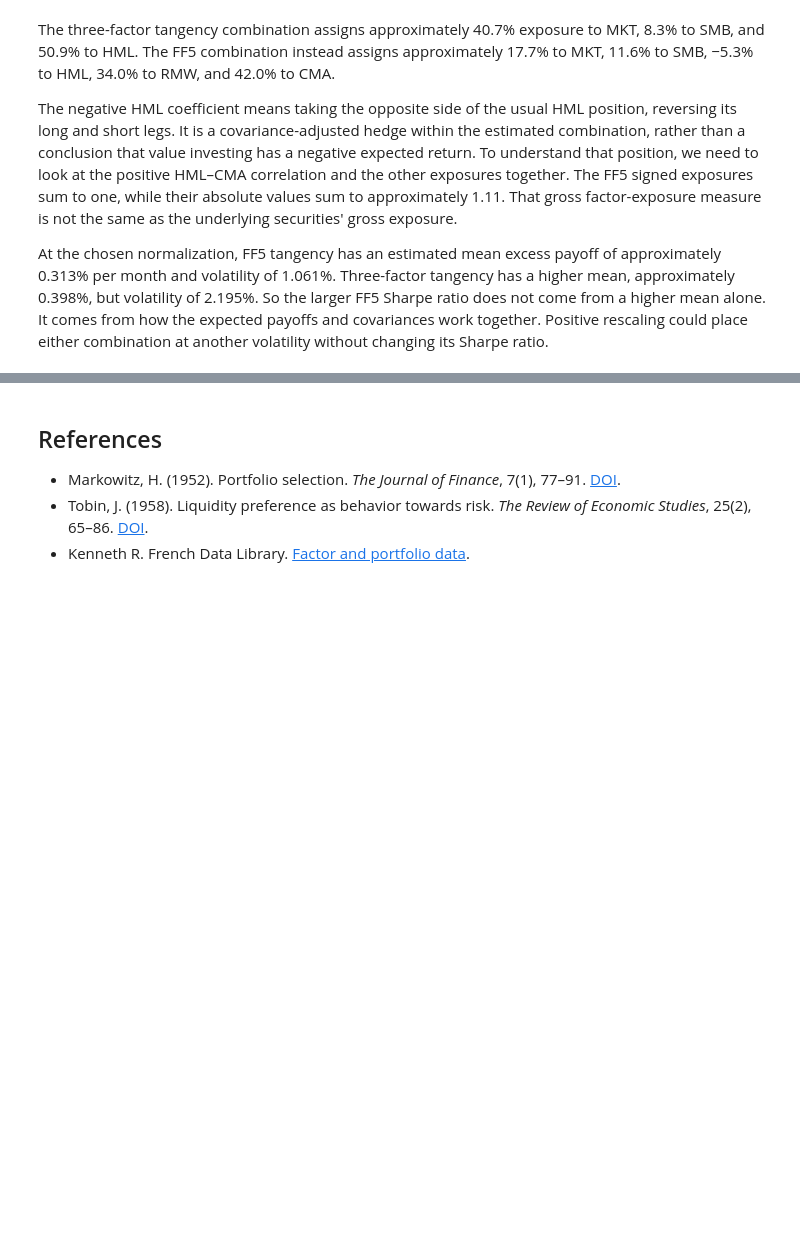
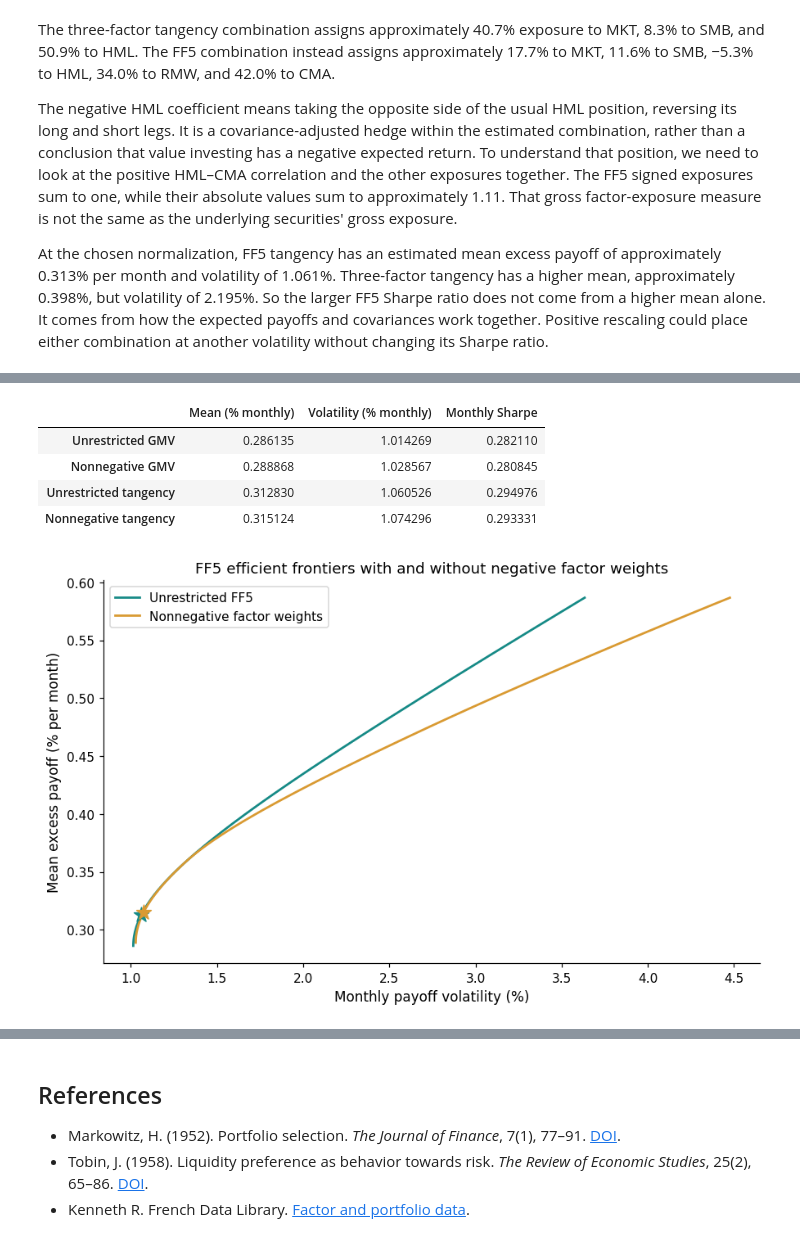
Before and after one commit to jacobkorsgaard/factor-asset-pricing-library, a Jupyter notebook: notebooks/06_mean_variance_portfolio_theory.ipynb, the cells around one changed output, grey strips where cells are left out. Drawn from its saved outputs; the diff is of its cells as text; code cells hidden in the pictures; blank space fills up the shorter version.

Commit message:
Add practical nonnegative-weight portfolio example

```diff
--- a/notebooks/06_mean_variance_portfolio_theory.ipynb
+++ b/notebooks/06_mean_variance_portfolio_theory.ipynb
@@ -255,0 +273,71 @@ At the chosen normalization, FF5 tangency has an estimated mean excess payoff of
+# %%
+from scipy.optimize import minimize
+
+a = allocations["FF5"]
+mean, covariance = a["mean"], a["covariance"]
+n_factors = len(mean)
+initial = np.full(n_factors, 1 / n_factors)
+bounds = [(0, 1)] * n_factors
+budget = {"type": "eq", "fun": lambda w: w.sum() - 1}
+# Scaling the variance objective improves numerical accuracy without changing the optimum.
+variance_scale = np.trace(covariance)
+
+def restricted_weights(objective, target=None):
+    constraints = [budget]
+    if target is not None:
+        constraints.append({"type": "eq", "fun": lambda w: (w @ mean - target) * 100})
+    result = minimize(objective, initial, method="SLSQP", bounds=bounds,
+                      constraints=constraints, options={"ftol": 1e-12, "maxiter": 1000})
+    if not result.success:
+        raise RuntimeError(result.message)
+    w = result.x
+    assert np.isclose(w.sum(), 1, atol=1e-8) and w.min() >= -1e-8
+    if target is not None:
+        assert np.isclose(w @ mean, target, atol=1e-8)
+    return w
+
+variance_objective = lambda w: (w @ covariance @ w) / variance_scale
+restricted_gmv = restricted_weights(variance_objective)
+restricted_tangency = restricted_weights(
+    lambda w: -(w @ mean) / np.sqrt(w @ covariance @ w))
+restricted_targets = np.linspace(restricted_gmv @ mean, mean.max(), 100)
+restricted_frontier = []
+for target in restricted_targets:
+    w = restricted_weights(variance_objective, target)
+    unrestricted = efficient_frontier(mean, covariance, target_returns=[target]).iloc[0]
+    stats = portfolio_statistics(w, mean, covariance, risk_free_rate=0)
+    assert stats["volatility"] ** 2 >= unrestricted["volatility"] ** 2 - 1e-9
+    restricted_frontier.append(stats)
+restricted_frontier = pd.DataFrame(restricted_frontier)
+
+comparison_weights = pd.DataFrame({
+    "Unrestricted GMV": a["GMV"], "Nonnegative GMV": restricted_gmv,
+    "Unrestricted tangency": a["Tangency"], "Nonnegative tangency": restricted_tangency,
+}, index=a["columns"])
+comparison_stats = pd.DataFrame({
+    label: portfolio_statistics(w, mean, covariance, risk_free_rate=0)
+    for label, w in comparison_weights.items()
+}).T
+assert comparison_stats.loc["Nonnegative tangency", "sharpe"] <= a["statistics"]["Tangency"]["sharpe"] + 1e-8
+display(comparison_weights)
+display(comparison_stats.rename(columns={
+    "expected_return": "Mean (% monthly)", "volatility": "Volatility (% monthly)",
+    "sharpe": "Monthly Sharpe"})[["Mean (% monthly)", "Volatility (% monthly)", "Monthly Sharpe"]]
+    .mul([100, 100, 1]))
+
+fig, ax = plt.subplots(figsize=(8, 5), layout="constrained")
+shared_targets = np.linspace(a["statistics"]["GMV"]["expected_return"], mean.max(), 150)
+unrestricted_frontier = efficient_frontier(mean, covariance, target_returns=shared_targets)
+ax.plot(unrestricted_frontier["volatility"] * 100,
+        unrestricted_frontier["expected_return"] * 100, color=GREEN, label="Unrestricted FF5")
+ax.plot(restricted_frontier["volatility"] * 100,
+        restricted_frontier["expected_return"] * 100, color=ORANGE, label="Nonnegative factor weights")
+for label, color in [("Unrestricted tangency", GREEN), ("Nonnegative tangency", ORANGE)]:
+    s = comparison_stats.loc[label]
+    ax.scatter(s["volatility"] * 100, s["expected_return"] * 100,
+               marker="*", s=150, color=color, zorder=4)
+ax.set(xlabel="Monthly payoff volatility (%)", ylabel="Mean excess payoff (% per month)",
+       title="FF5 efficient frontiers with and without negative factor weights")
+ax.legend()
+plt.show()
+# %% [output]
@@ -255,0 +350,6 @@ At the chosen normalization, FF5 tangency has an estimated mean excess payoff of
+|  | Mean (% monthly) | Volatility (% monthly) | Monthly Sharpe |
+| Unrestricted GMV | 0.286135 | 1.014269 | 0.282110 |
+| Nonnegative GMV | 0.288868 | 1.028567 | 0.280845 |
+| Unrestricted tangency | 0.312830 | 1.060526 | 0.294976 |
+| Nonnegative tangency | 0.315124 | 1.074296 | 0.293331 |
+[figure, added]
```
Also changed, not shown: parts of 4 cells of this notebook.
